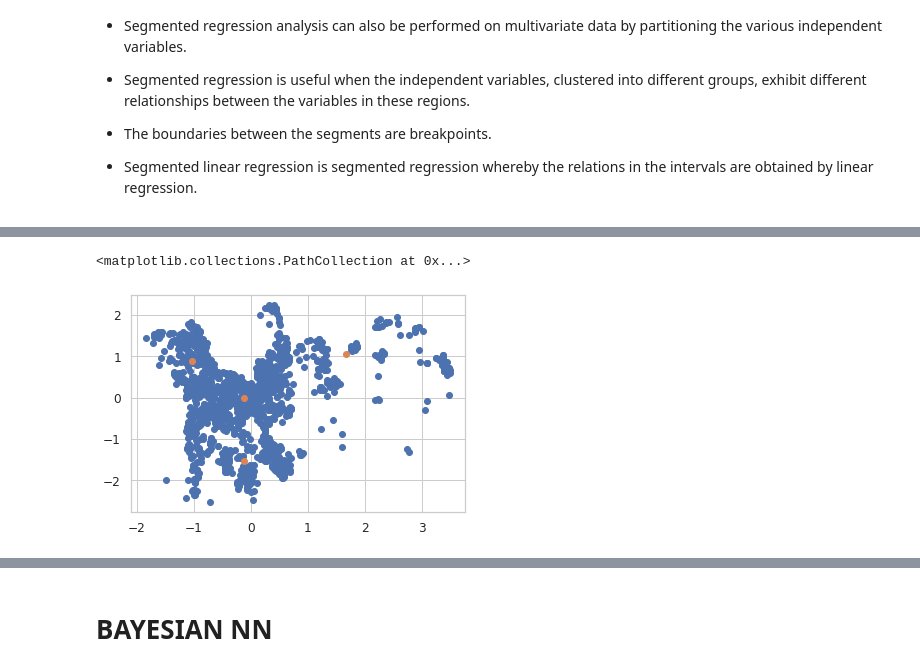
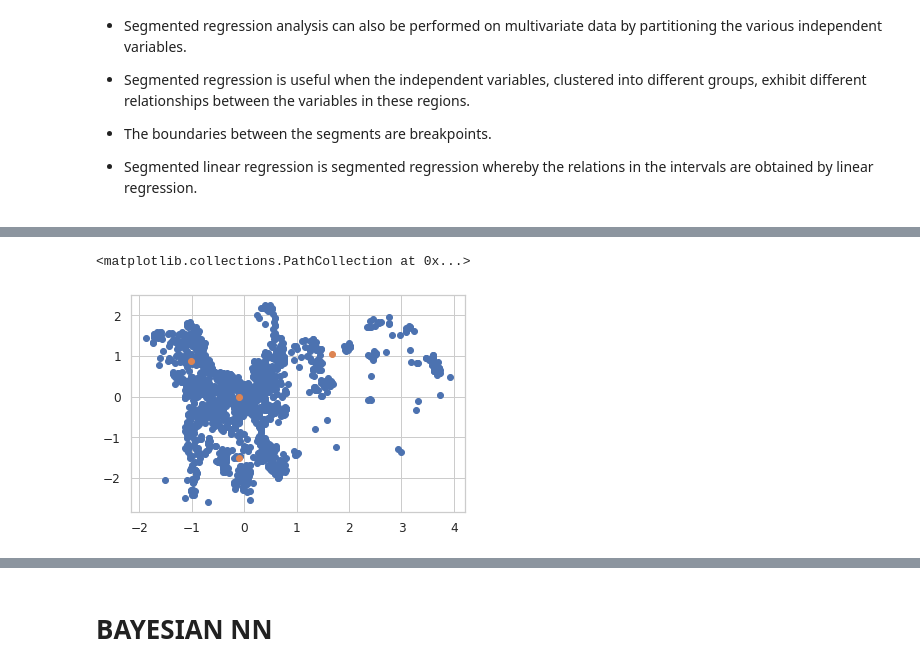
Before and after one commit to andylynchul/ET5003_Assignments, a Jupyter notebook: Week 5/2028189_ET5003_KaggleCompetition.ipynb, the cells around one changed output, grey strips where cells are left out. Cells and saved outputs as stored; diff of their text form; code cells hidden in the pictures.

```diff
--- a/Week 5/2028189_ET5003_KaggleCompetition.ipynb
+++ b/Week 5/2028189_ET5003_KaggleCompetition.ipynb
@@ -930,2 +547,14 @@ print(df_train_full)
 # %% [markdown]
 # Training & Test Data Split
+# %%
+df_subset_train_prepped = prepare_data(df_train,True)
+df_subset_train_prepped[nlp_features].astype(str)
+
+df_subset_train_nlp = nlp_data(df_subset_train_prepped[nlp_features].astype(object))
+df_subset_train_vector, test1feature = vectorise_data(df_subset_train_nlp,'Features')
+
+df_subset_train = pd.concat([df_subset_train_prepped, df_subset_train_vector], axis=1)
+
+df_subset_train = df_subset_train.drop(nlp_features, axis=1)
+
+df_subset_train
@@ -936,15 +579,15 @@ print(df_train_full)
 
 #featrain = ['Num_Bathrooms','Num_Beds','BER_class', 'Longitude', 'Latitude', 'Price', 'Features', 'Description']
 #featrain = featrain + int2feature
-featrain = []
+#featrain = []
 # dropna: remove missing values
 
 # print(df_train_full.shape)
 
-if len(featrain) > 0:
-  df_subset_train = df_train_full[featrain].drop(nlp_features, axis=1)
-else:
-  df_subset_train = df_train_full.drop(nlp_features, axis=1)
+#if len(featrain) > 0:
+  #df_subset_train = df_train_full[featrain].drop(nlp_features, axis=1)
+#else:
+  #df_subset_train = df_train_full.drop(nlp_features, axis=1)
 
 df_subset_train = df_subset_train.dropna(axis=0)
 
@@ -1132,20 +777,20 @@ RMSLE =  0.05040437177268488
 # %%
 # training gaussian mixture model
 from sklearn.mixture import GaussianMixture
 
 gmm = GaussianMixture(n_components=4)
 # clustering by features 1, 2
-ind=[3,4]
+ind=[2,3]
 X_ind = np.vstack([Xn_train[:,ind],Xn_test[:,ind]])
 # Gaussian Mixture
 gmm.fit(X_ind)
 # plot blue dots
 plt.scatter(X_ind[:,0],X_ind[:,1])
 # centroids:  orange dots
 plt.scatter(gmm.means_[:,0],gmm.means_[:,1])
 # %% [output]
 <matplotlib.collections.PathCollection at 0x...>
-[figure, old version]
+[figure, new version]
 # %%
 # train clusters
 clusters_train = gmm.predict(Xn_train[:,ind])
```
Also changed, not shown: parts of 70 cells of this notebook.
